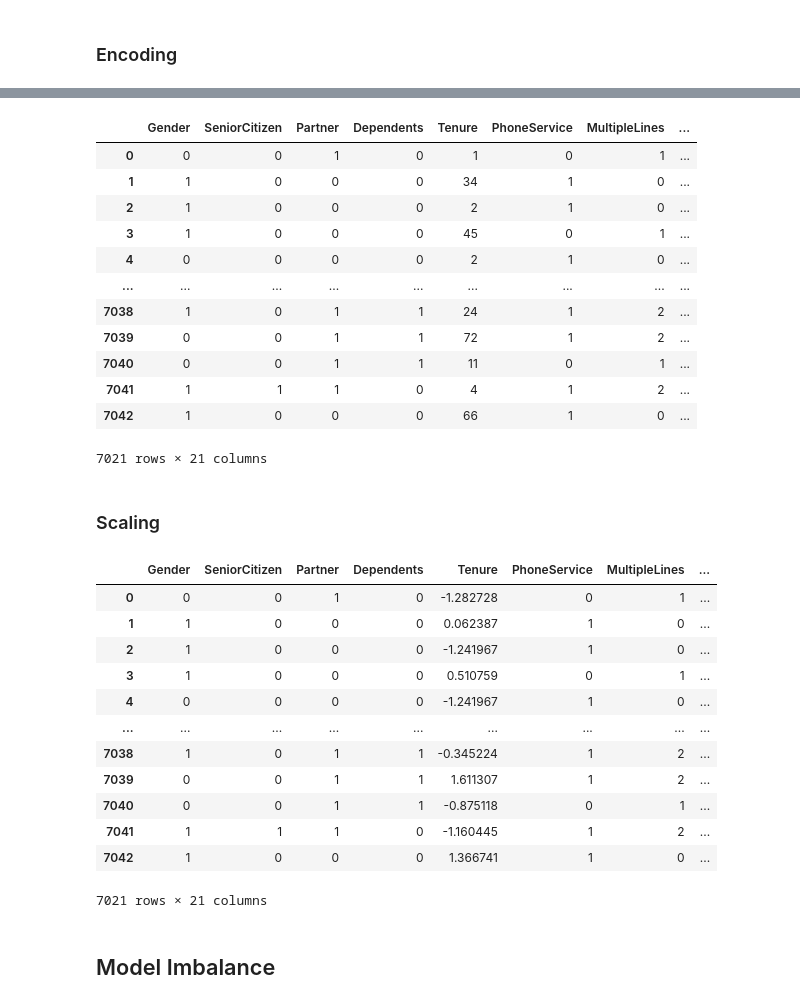
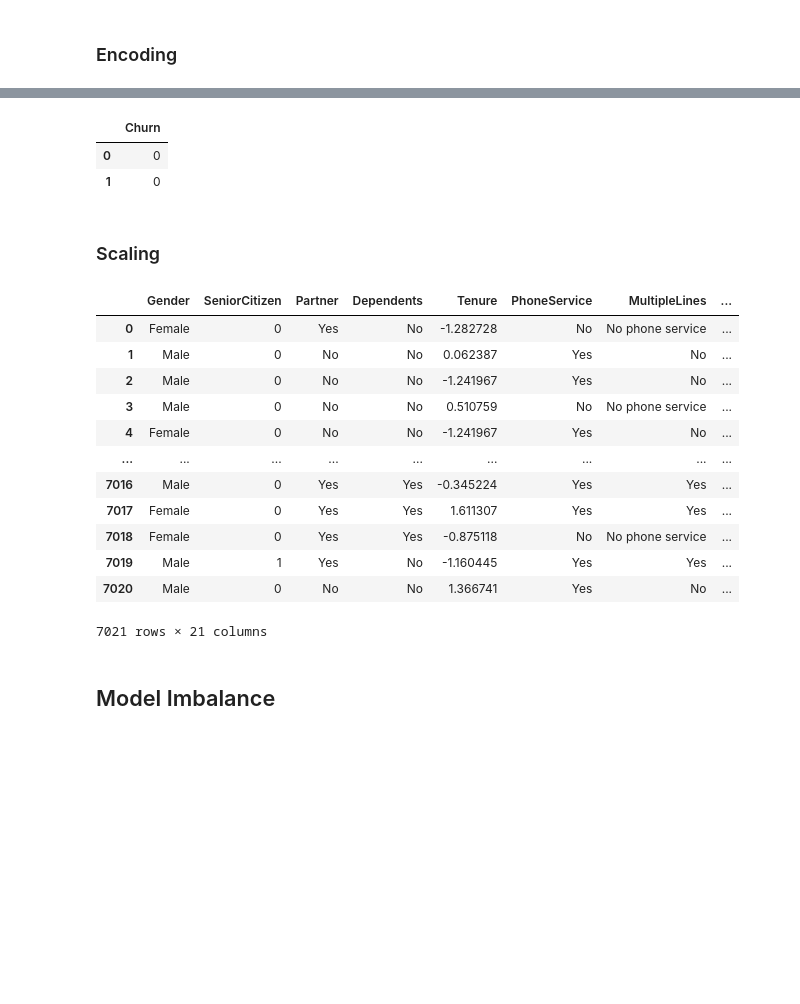
Before and after one commit to meenakshyyy/Customer-Churn-Telecom, a Jupyter notebook: Customer churn.ipynb, the cells around one changed output, grey strips where cells are left out. Saved outputs shown, nothing was run; the diff lists cells and outputs as text; code cells hidden in the pictures; blank space fills up the shorter version.

```diff
--- a/Customer churn.ipynb
+++ b/Customer churn.ipynb
@@ -166,7 +176,7 @@ df.duplicated().sum()
 # %% [output]
 22
 # %%
-df.drop_duplicates(inplace=True)
+df.drop_duplicates(inplace=True,ignore_index=True)
 df.duplicated().sum()
 # %% [output]
 0
@@ -609,0 +614,16 @@ df.head()
+# %%
+def Contract(row):
+    if(row["ContractType"]=='Month-to-month'):
+       return "No"
+    elif ((row["ContractType"]=='One year')|(row["ContractType"]=='Two year')):
+        return "Yes"
+
+df["ContractType"]=df.apply(lambda row: Contract(row),axis=1)
+# %%
+def IST(row):
+    if(row["InternetServiceType"]=='No'):
+       return "No"
+    elif ((row["InternetServiceType"]=='DSL')|(row["InternetServiceType"]=='Fiber optic')):
+        return "Yes"
+
+df["InternetServiceType"]=df.apply(lambda row: IST(row),axis=1)
@@ -614,24 +688,12 @@ df.head()
 # %%
 label_enc= LabelEncoder()
-for col in cat_cols:
-    df[col]=label_enc.fit_transform(df[col])
 
 df["Churn"]=label_enc.fit_transform(df["Churn"])
-df
+df[["Churn"]].head(2)
 # %% [output]
-|  | Gender | SeniorCitizen | Partner | Dependents | Tenure | PhoneService | MultipleLines | ... |
-| 0 | 0 | 0 | 1 | 0 | 1 | 0 | 1 | ... |
-| 1 | 1 | 0 | 0 | 0 | 34 | 1 | 0 | ... |
-| 2 | 1 | 0 | 0 | 0 | 2 | 1 | 0 | ... |
-| 3 | 1 | 0 | 0 | 0 | 45 | 0 | 1 | ... |
-| 4 | 0 | 0 | 0 | 0 | 2 | 1 | 0 | ... |
-| ... | ... | ... | ... | ... | ... | ... | ... | ... |
-| 7038 | 1 | 0 | 1 | 1 | 24 | 1 | 2 | ... |
-| 7039 | 0 | 0 | 1 | 1 | 72 | 1 | 2 | ... |
-| 7040 | 0 | 0 | 1 | 1 | 11 | 0 | 1 | ... |
-| 7041 | 1 | 1 | 1 | 0 | 4 | 1 | 2 | ... |
-| 7042 | 1 | 0 | 0 | 0 | 66 | 1 | 0 | ... |
+|  | Churn |
+| 0 | 0 |
+| 1 | 0 |
-7021 rows × 21 columns
 # %% [markdown]
 ### Scaling
 # %%
@@ -641,15 +703,15 @@ for col in num_cols:
 df
 # %% [output]
 |  | Gender | SeniorCitizen | Partner | Dependents | Tenure | PhoneService | MultipleLines | ... |
-| 0 | 0 | 0 | 1 | 0 | -1.282728 | 0 | 1 | ... |
-| 1 | 1 | 0 | 0 | 0 | 0.062387 | 1 | 0 | ... |
-| 2 | 1 | 0 | 0 | 0 | -1.241967 | 1 | 0 | ... |
-| 3 | 1 | 0 | 0 | 0 | 0.510759 | 0 | 1 | ... |
-| 4 | 0 | 0 | 0 | 0 | -1.241967 | 1 | 0 | ... |
+| 0 | Female | 0 | Yes | No | -1.282728 | No | No phone service | ... |
+| 1 | Male | 0 | No | No | 0.062387 | Yes | No | ... |
+| 2 | Male | 0 | No | No | -1.241967 | Yes | No | ... |
+| 3 | Male | 0 | No | No | 0.510759 | No | No phone service | ... |
+| 4 | Female | 0 | No | No | -1.241967 | Yes | No | ... |
 | ... | ... | ... | ... | ... | ... | ... | ... | ... |
-| 7038 | 1 | 0 | 1 | 1 | -0.345224 | 1 | 2 | ... |
-| 7039 | 0 | 0 | 1 | 1 | 1.611307 | 1 | 2 | ... |
-| 7040 | 0 | 0 | 1 | 1 | -0.875118 | 0 | 1 | ... |
-| 7041 | 1 | 1 | 1 | 0 | -1.160445 | 1 | 2 | ... |
-| 7042 | 1 | 0 | 0 | 0 | 1.366741 | 1 | 0 | ... |
+| 7016 | Male | 0 | Yes | Yes | -0.345224 | Yes | Yes | ... |
+| 7017 | Female | 0 | Yes | Yes | 1.611307 | Yes | Yes | ... |
+| 7018 | Female | 0 | Yes | Yes | -0.875118 | No | No phone service | ... |
+| 7019 | Male | 1 | Yes | No | -1.160445 | Yes | Yes | ... |
+| 7020 | Male | 0 | No | No | 1.366741 | Yes | No | ... |
 7021 rows × 21 columns
```
Also changed, not shown: parts of 27 cells of this notebook.
